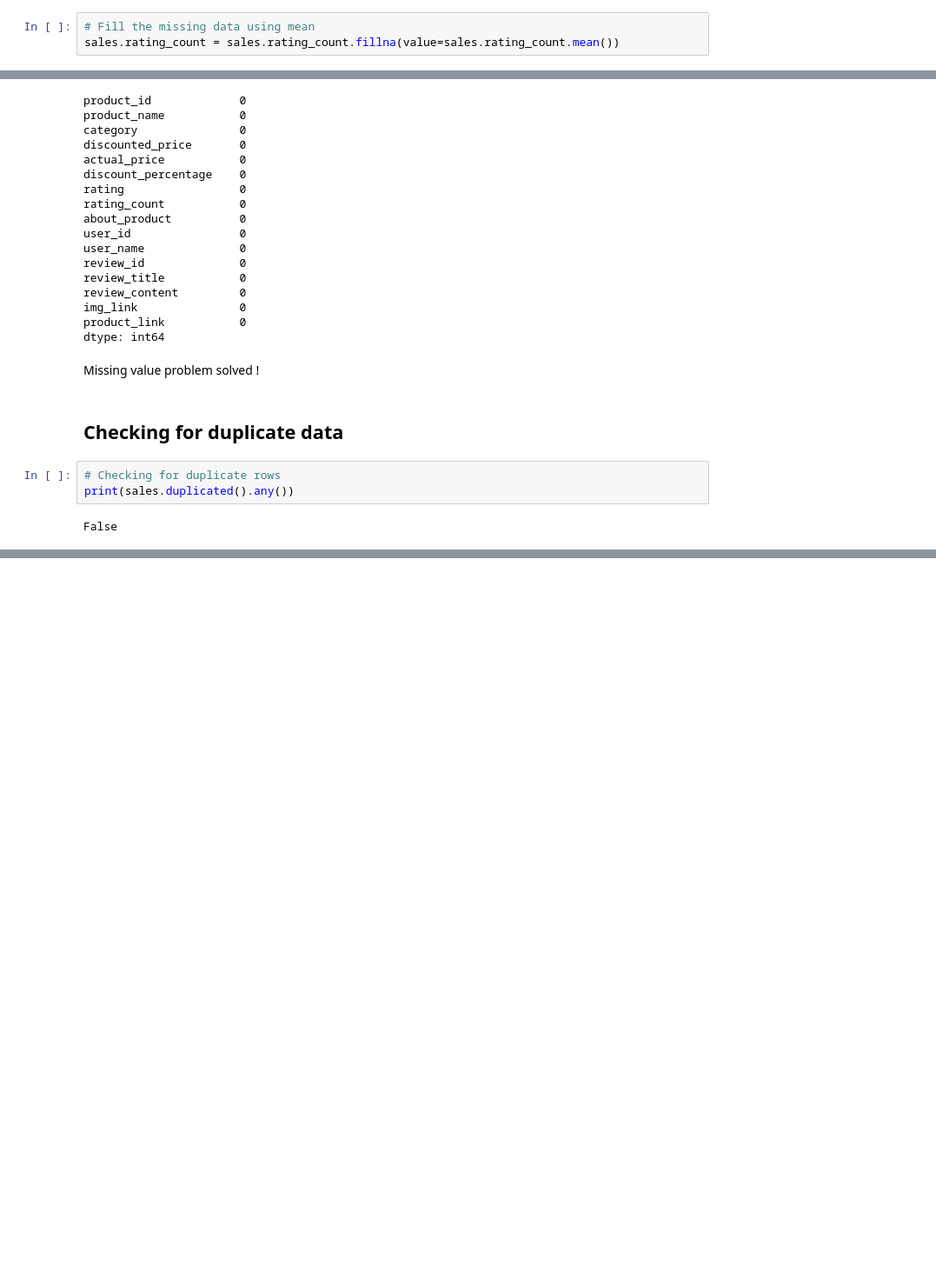
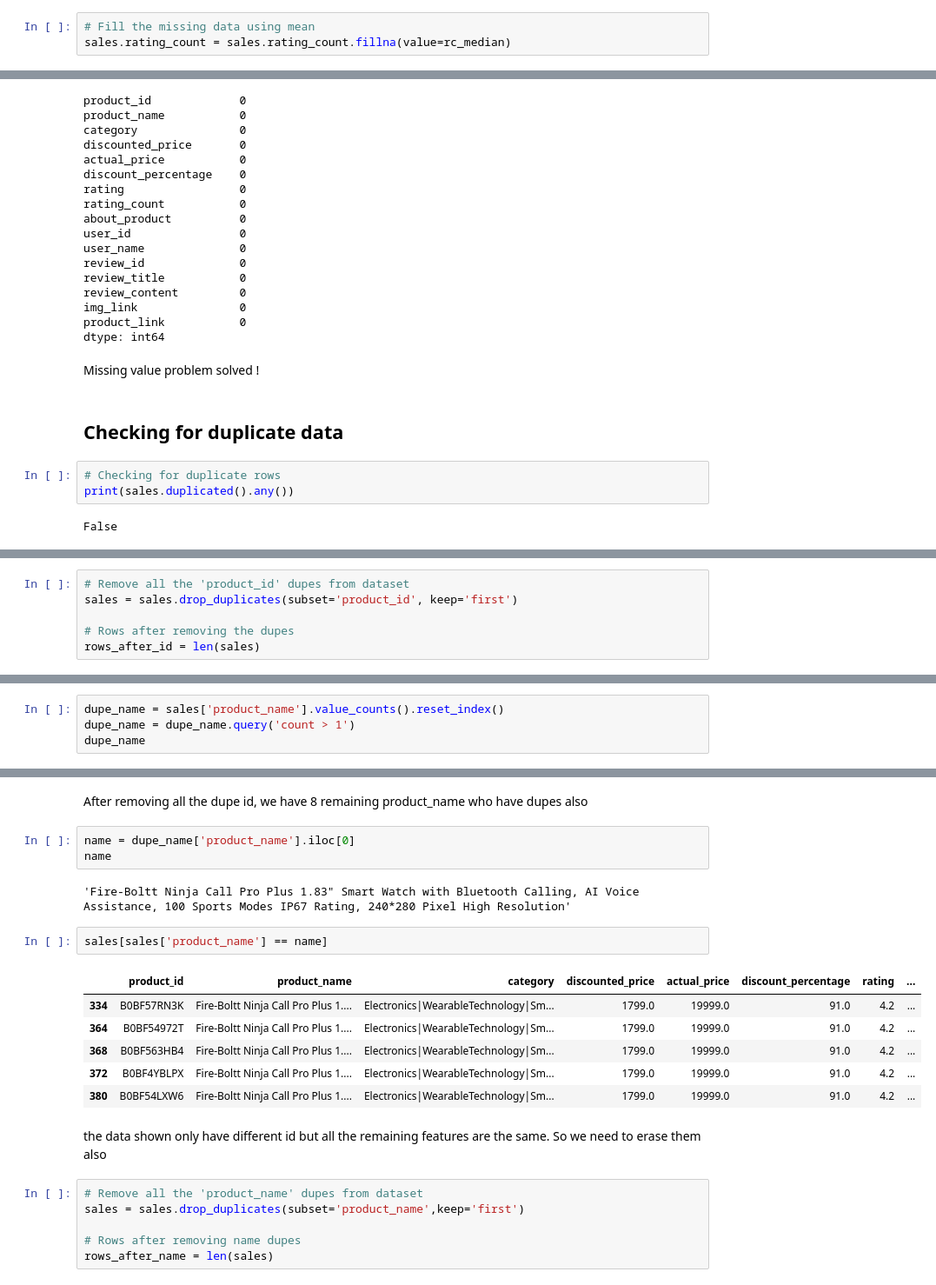
Before and after one commit to Z3DKARI/Amazon-Sales, a Jupyter notebook: amazon_sales.ipynb, the cells around one changed output, grey strips where cells are left out. Shown: that part at 87% size. Cells and saved outputs as stored; diff of their text form; blank space fills up the shorter version.

Commit message:
Handle Duplicate in product id

```diff
--- a/amazon_sales.ipynb
+++ b/amazon_sales.ipynb
@@ -166,6 +187,6 @@ sales.query('rating_count.isna()')
 # %%
 # Fill the missing data using mean
-sales.rating_count = sales.rating_count.fillna(value=sales.rating_count.mean())
+sales.rating_count = sales.rating_count.fillna(value=rc_median)
 # %% [markdown]
 ### Result
 # %%
@@ -224,0 +379,6 @@ Key Point:
+# %%
+# Remove all the 'product_id' dupes from dataset
+sales = sales.drop_duplicates(subset='product_id', keep='first')
+
+# Rows after removing the dupes
+rows_after_id = len(sales)
@@ -224,0 +395,4 @@ Key Point:
+# %%
+dupe_name = sales['product_name'].value_counts().reset_index()
+dupe_name = dupe_name.query('count > 1')
+dupe_name
@@ -224,0 +410,24 @@ Key Point:
+# %% [markdown]
+After removing all the dupe id, we have 8 remaining product_name who have dupes also
+# %%
+name = dupe_name['product_name'].iloc[0]
+name
+# %% [output]
+'Fire-Boltt Ninja Call Pro Plus 1.83" Smart Watch with Bluetooth Calling, AI Voice Assistance, 100 Sports Modes IP67 Rating, 240*280 Pixel High Resolution'
+# %%
+sales[sales['product_name'] == name]
+# %% [output]
+|  | product_id | product_name | category | discounted_price | actual_price | discount_percentage | rating | ... |
+| 334 | B0BF57RN3K | Fire-Boltt Ninja Call Pro Plus 1.... | Electronics|WearableTechnology|Sm... | 1799.0 | 19999.0 | 91.0 | 4.2 | ... |
+| 364 | B0BF54972T | Fire-Boltt Ninja Call Pro Plus 1.... | Electronics|WearableTechnology|Sm... | 1799.0 | 19999.0 | 91.0 | 4.2 | ... |
+| 368 | B0BF563HB4 | Fire-Boltt Ninja Call Pro Plus 1.... | Electronics|WearableTechnology|Sm... | 1799.0 | 19999.0 | 91.0 | 4.2 | ... |
+| 372 | B0BF4YBLPX | Fire-Boltt Ninja Call Pro Plus 1.... | Electronics|WearableTechnology|Sm... | 1799.0 | 19999.0 | 91.0 | 4.2 | ... |
+| 380 | B0BF54LXW6 | Fire-Boltt Ninja Call Pro Plus 1.... | Electronics|WearableTechnology|Sm... | 1799.0 | 19999.0 | 91.0 | 4.2 | ... |
+# %% [markdown]
+the data shown only have different id but all the remaining features are the same. So we need to erase them also
+# %%
+# Remove all the 'product_name' dupes from dataset
+sales = sales.drop_duplicates(subset='product_name',keep='first')
+
+# Rows after removing name dupes
+rows_after_name = len(sales)
```
Also changed, not shown: parts of 28 cells of this notebook.
